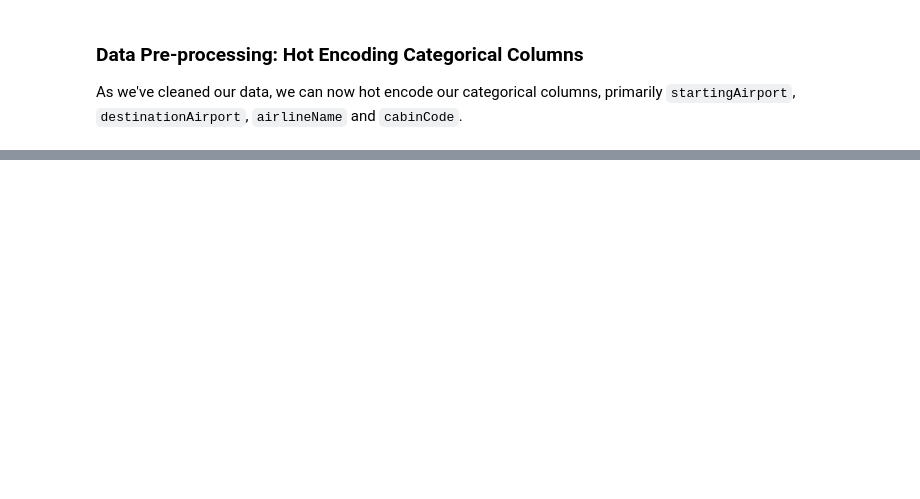
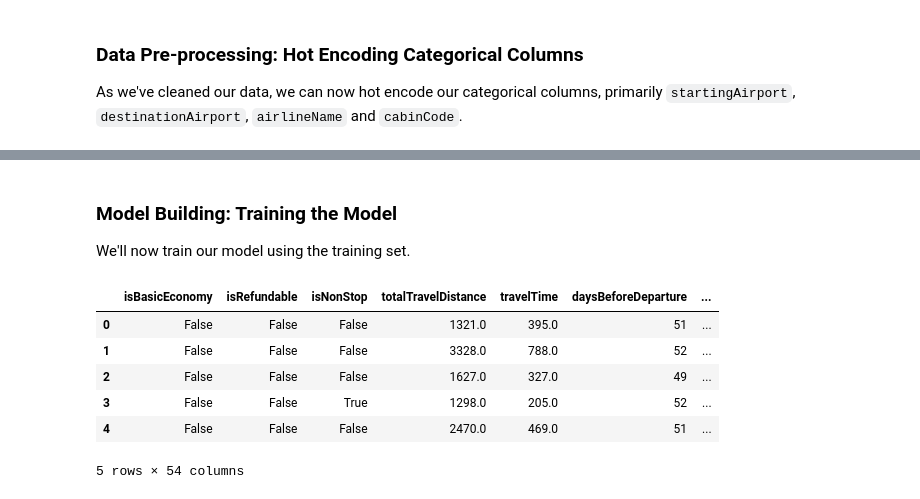
Before and after one commit to PuttTim/ticket-price-predictor, a Jupyter notebook: MLDP_Project.ipynb, the cells around one changed output, grey strips where cells are left out. Cells and saved outputs as stored; diff of their text form; code cells hidden in the pictures; blank space fills up the shorter version.

```diff
--- a/MLDP_Project.ipynb
+++ b/MLDP_Project.ipynb
@@ -243,0 +294,14 @@ df.head(6)
+# %% [markdown]
+### Model Building: Training the Model
+
+We'll now train our model using the training set.
+# %%
+df.head()
+# %% [output]
+|  | isBasicEconomy | isRefundable | isNonStop | totalTravelDistance | travelTime | daysBeforeDeparture | ... |
+| 0 | False | False | False | 1321.0 | 395.0 | 51 | ... |
+| 1 | False | False | False | 3328.0 | 788.0 | 52 | ... |
+| 2 | False | False | False | 1627.0 | 327.0 | 49 | ... |
+| 3 | False | False | True | 1298.0 | 205.0 | 52 | ... |
+| 4 | False | False | False | 2470.0 | 469.0 | 51 | ... |
+5 rows × 54 columns
```
Also changed, not shown: parts of 17 cells of this notebook.
